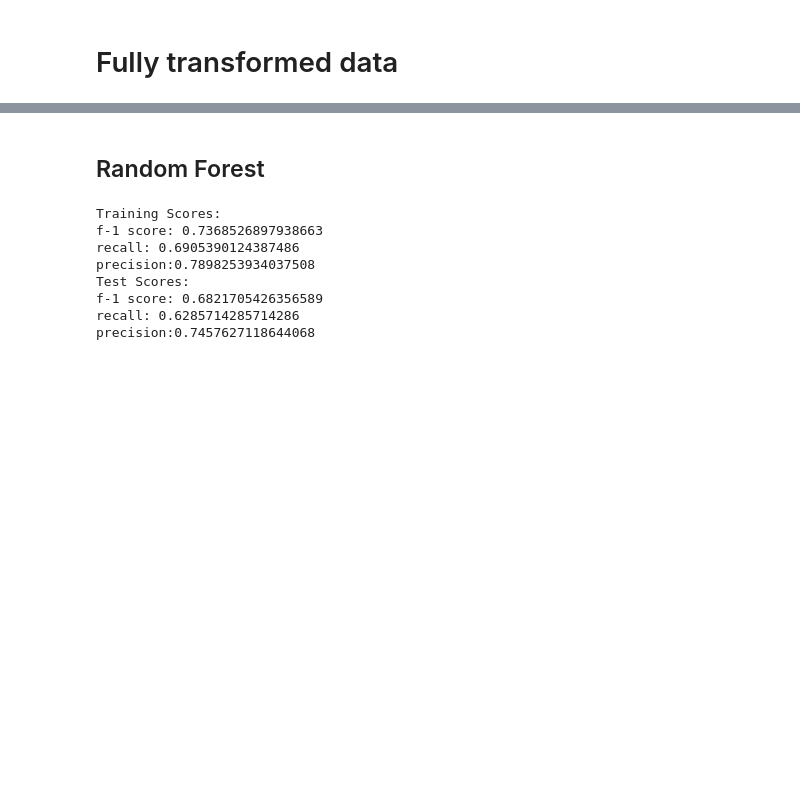
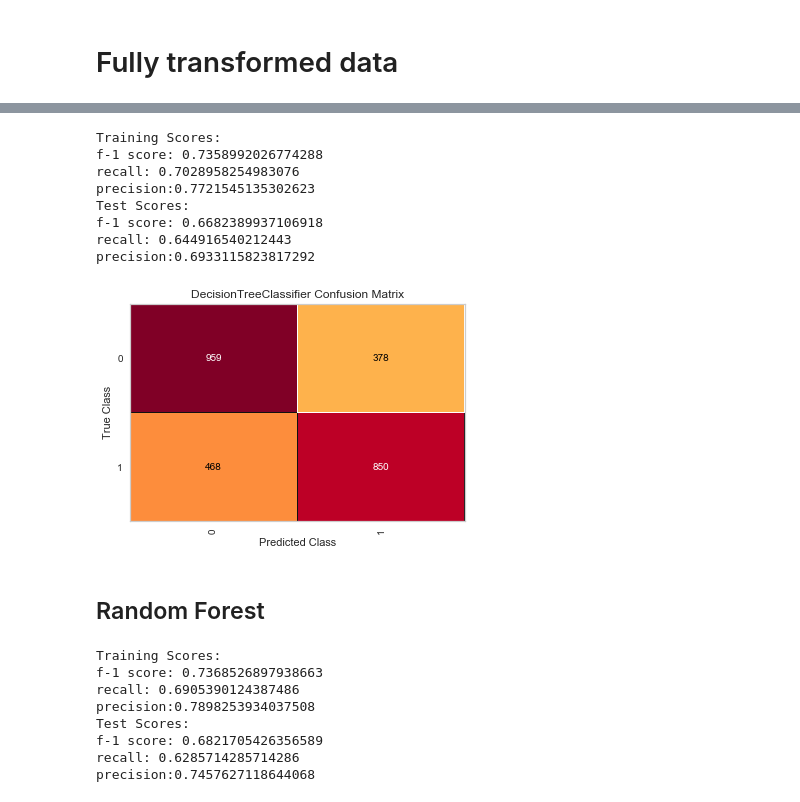
Before and after one commit to nt-ds/default-of-credit-card-clients, a Jupyter notebook: notebooks/2.0-models.ipynb, the cells around one changed output, grey strips where cells are left out. Cells and saved outputs as stored; diff of their text form; code cells hidden in the pictures; blank space fills up the shorter version.

```diff
--- a/notebooks/2.0-models.ipynb
+++ b/notebooks/2.0-models.ipynb
@@ -282,3 +275,29 @@ X_tr_train, X_tr_test, y_tr_train, y_tr_test = train_test_split(
+# %%
+ccd_tr_dt_clf = DecisionTreeClassifier()
+
+ccd_tr_dt_rs_params = {
+    'class_weight': ['balanced'],
+    'min_samples_leaf': sp_randint(5, 20),
+    'min_samples_split': sp_randint(5, 50),
+    'max_depth': sp_randint(3, 15)
+}
+
+ccd_tr_dt_rs = RandomizedSearchCV(ccd_tr_dt_clf, ccd_tr_dt_rs_params, cv=3, scoring='recall', n_jobs=-1, n_iter=100)
+# %%
+ccd_tr_dt_rs.fit(X_tr_train, y_tr_train);
+# %%
+evf.scores_confusion_matrix(ccd_tr_dt_rs, X_tr_train_downs,
+                      X_tr_test_downs, y_tr_train_downs, y_tr_test_downs)
+# %% [output]
+Training Scores:
+f-1 score: 0.7358992026774288
+recall: 0.7028958254983076
+precision:0.7721545135302623
+Test Scores:
+f-1 score: 0.6682389937106918
+recall: 0.644916540212443
+precision:0.6933115823817292
+[figure, added]
 # %% [markdown]
 ## Random Forest
 # %%
```
Also changed, not shown: parts of 19 cells of this notebook.
